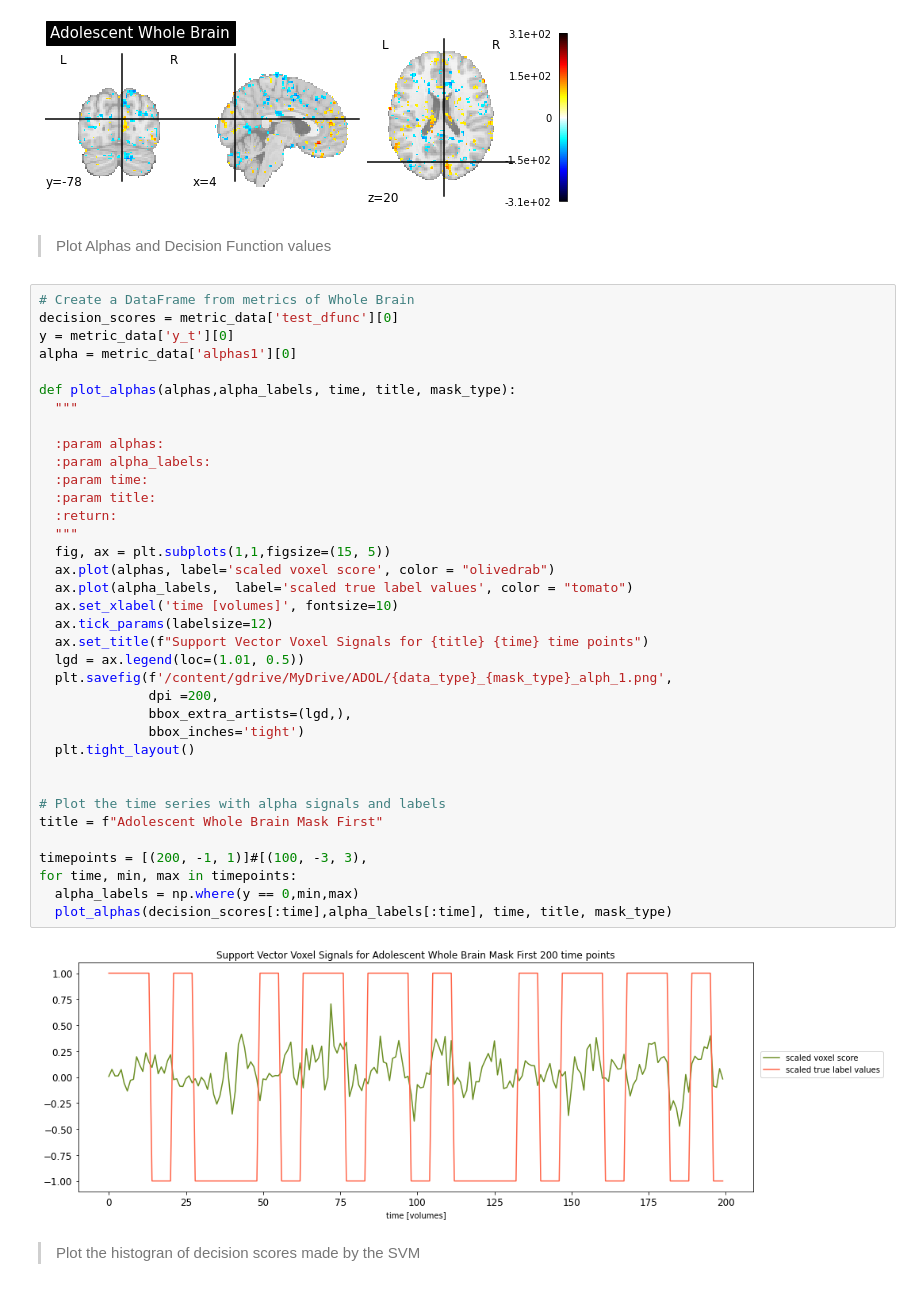
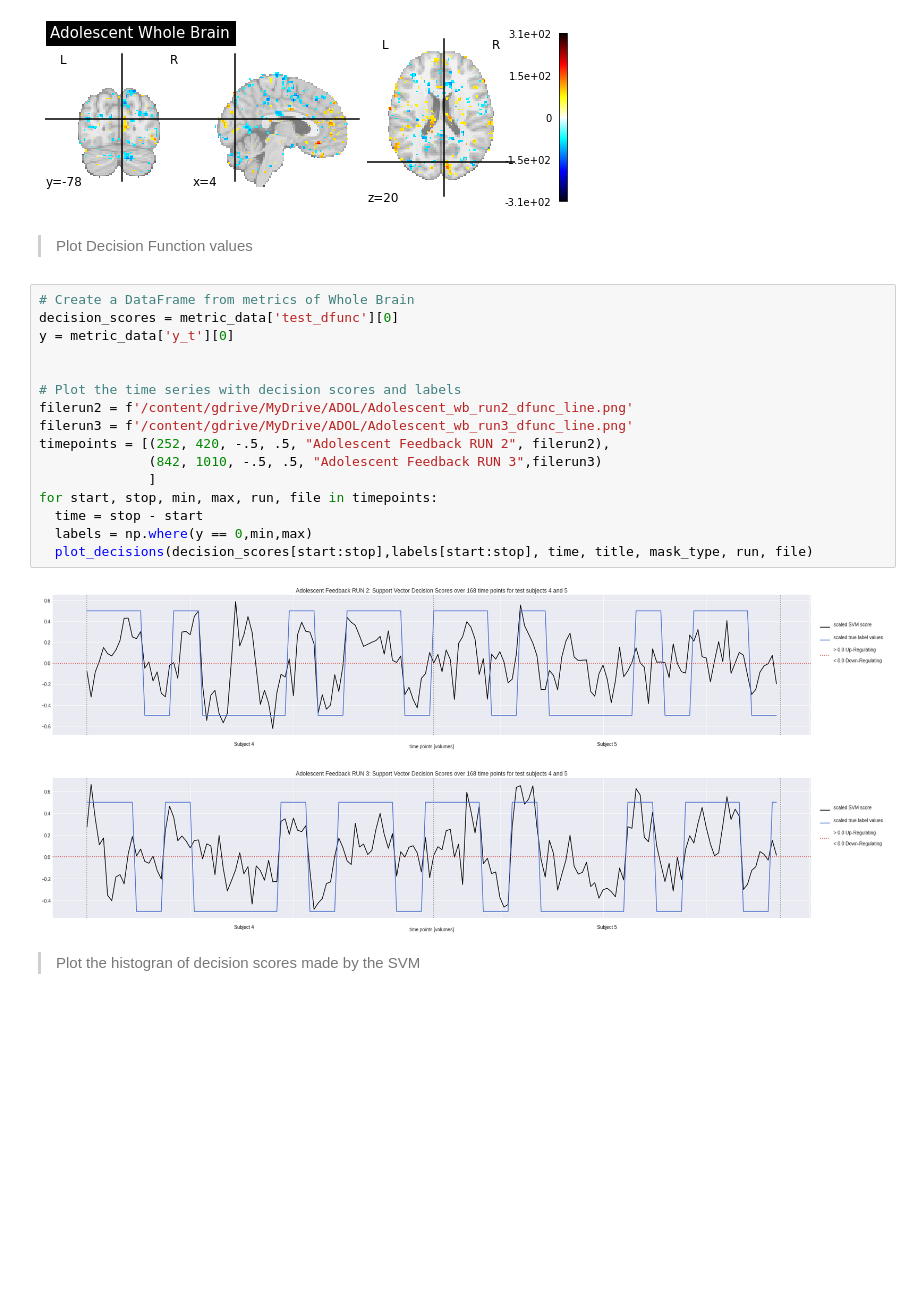
Before and after one commit to staceybeck/teambrainiac, a Jupyter notebook: source/group_svm/Adolescent_Group_SVM.ipynb, the cells around one changed output. Cells and saved outputs as stored; diff of their text form; blank space fills up the shorter version.

```diff
--- a/source/group_svm/Adolescent_Group_SVM.ipynb
+++ b/source/group_svm/Adolescent_Group_SVM.ipynb
@@ -371,44 +396,25 @@ plotting.plot_stat_map(bmap3, #threshold_percentile_img,
 <nilearn.plotting.displays._slicers.OrthoSlicer at 0x...>
 [figure]
 # %% [markdown]
-> Plot Alphas and Decision Function values
+> Plot Decision Function values
-# %%
-# Create a DataFrame from metrics of Whole Brain
-decision_scores = metric_data['test_dfunc'][0]
-y = metric_data['y_t'][0]
-alpha = metric_data['alphas1'][0]
-
-def plot_alphas(alphas,alpha_labels, time, title, mask_type):
-  """
-
-  :param alphas:
-  :param alpha_labels:
-  :param time:
-  :param title:
-  :return:
-  """
-  fig, ax = plt.subplots(1,1,figsize=(15, 5))
-  ax.plot(alphas, label='scaled voxel score', color = "olivedrab")
-  ax.plot(alpha_labels,  label='scaled true label values', color = "tomato")
-  ax.set_xlabel('time [volumes]', fontsize=10)
-  ax.tick_params(labelsize=12)
-  ax.set_title(f"Support Vector Voxel Signals for {title} {time} time points")
-  lgd = ax.legend(loc=(1.01, 0.5))
-  plt.savefig(f'/content/gdrive/MyDrive/ADOL/{data_type}_{mask_type}_alph_1.png',
-              dpi =200,
-              bbox_extra_artists=(lgd,),
-              bbox_inches='tight')
-  plt.tight_layout()
-
-
-# Plot the time series with alpha signals and labels
-title = f"Adolescent Whole Brain Mask First"
-
-timepoints = [(200, -1, 1)]#[(100, -3, 3),
-for time, min, max in timepoints:
-  alpha_labels = np.where(y == 0,min,max)
-  plot_alphas(decision_scores[:time],alpha_labels[:time], time, title, mask_type)
-# %% [output]
-[figure, removed]
+# %%
+# Create a DataFrame from metrics of Whole Brain
+decision_scores = metric_data['test_dfunc'][0]
+y = metric_data['y_t'][0]
+
+
+# Plot the time series with decision scores and labels
+filerun2 = f'/content/gdrive/MyDrive/ADOL/Adolescent_wb_run2_dfunc_line.png'
+filerun3 = f'/content/gdrive/MyDrive/ADOL/Adolescent_wb_run3_dfunc_line.png'
+timepoints = [(252, 420, -.5, .5, "Adolescent Feedback RUN 2", filerun2),
+              (842, 1010, -.5, .5, "Adolescent Feedback RUN 3",filerun3)
+              ]
+for start, stop, min, max, run, file in timepoints:
+  time = stop - start
+  labels = np.where(y == 0,min,max)
+  plot_decisions(decision_scores[start:stop],labels[start:stop], time, title, mask_type, run, file)
+# %% [output]
+[figure, added]
+[figure, added]
 # %% [markdown]
 > Plot the histogran of decision scores made by the SVM
```
Also changed, not shown: parts of 11 cells of this notebook.
